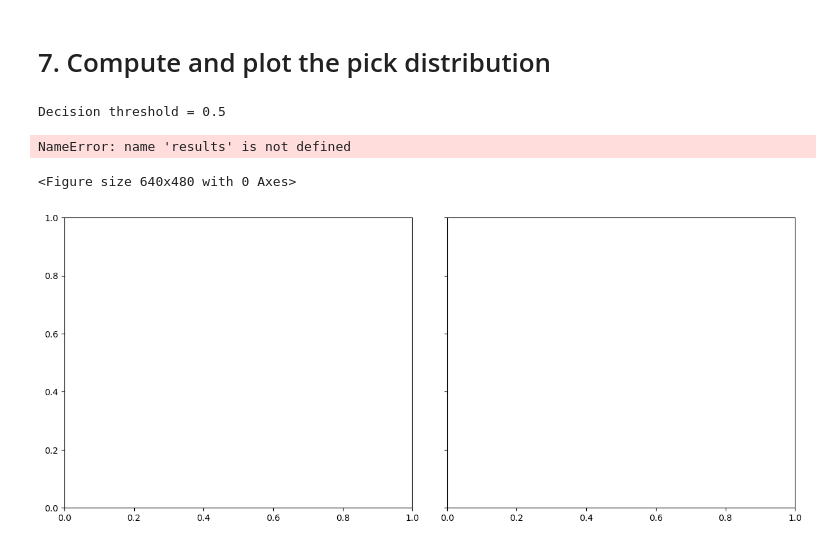
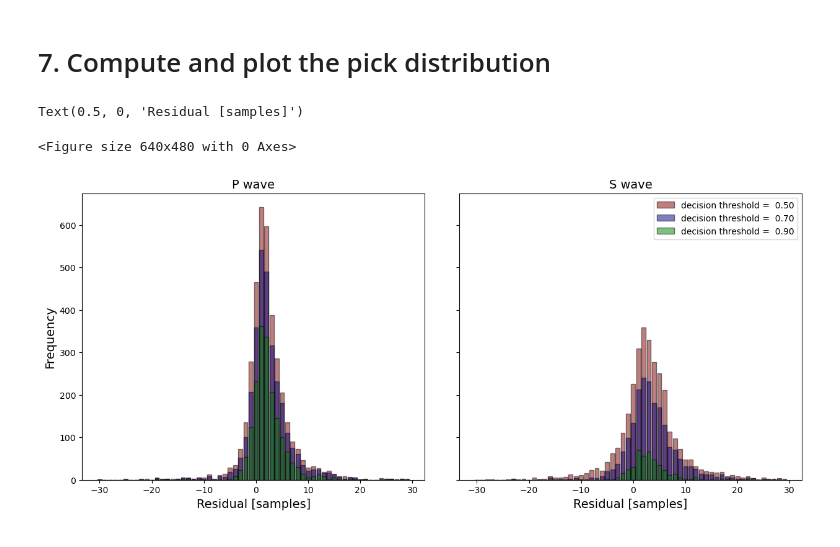
Before and after one commit to cascadiaquakes/2025_ML_TSC, a Jupyter notebook: notebooks/Amanda/unet_performance_metrics.ipynb, the cells around one changed output. Drawn from its saved outputs; the diff is of its cells as text; code cells hidden in the pictures.

```diff
--- a/notebooks/Amanda/unet_performance_metrics.ipynb
+++ b/notebooks/Amanda/unet_performance_metrics.ipynb
@@ -123,9 +123,7 @@ UNet1D(
 
 Loads the "meso" PNW dataset.
 # %%
-data = sbd.WaveformDataset("../data/waveform_dataset/")
+data = sbd.WaveformDataset("../data/waveform_dataset/", component_order="ENZ")
+data._metadata = data.metadata[data.metadata.source_type == "earthquake"].reset_index(drop=True)
 print(data.metadata["source_type"].value_counts())
-data._metadata = data.metadata[data.metadata.source_type == "earthquake"].reset_index(drop=True)
-data.metadata
-print(data.metadata["source_type"].value_counts())
 # %% [output]
@@ -170,18 +162,18 @@ test_generator.add_augmentations(augmentations)
 # %% [markdown]
 Plot generator output.
 # %%
-sample_id = 5
+sample_id = 4
 sample = test_generator[sample_id]
 # Plot timeseries
 fig = plt.figure(figsize=(15, 10))
 axs = fig.subplots(2, 1, sharex=True, gridspec_kw={"hspace": 0, "height_ratios": [3, 1]})
-axs[0].plot(sample["X"][0].T,label='E')
-axs[0].plot(sample["X"][1].T,label='N')
-axs[0].plot(sample["X"][2].T,label='Z')
+axs[0].plot(sample["X"][0].T,label='E',color="tab:red")
+axs[0].plot(sample["X"][1].T,label='N',color="tab:blue")
+axs[0].plot(sample["X"][2].T,label='Z',color="tab:grey")
 axs[0].legend()
 axs[1].plot(sample["y"][0].T,label='P-wave',color="tab:red")
 axs[1].plot(sample["y"][1].T,label='S-wave',color="tab:blue")
-axs[1].plot(sample["y"][2].T,label='Noise',color="tab:green")
+axs[1].plot(sample["y"][2].T,label='Noise',color="tab:grey")
 axs[1].set_xlabel('Time (s)',fontsize=14)
 axs[1].set_ylabel('Target Amplitude',fontsize=14)
 axs[0].set_ylabel('Amplitude',fontsize=14)
@@ -515,46 +551,36 @@ S Accuracy = 0.8796967331921062
 # %% [markdown]
 # 7. Compute and plot the pick distribution
 # %%
-decision_thresholds=[0.5,0.9,0.95]
+decision_thresholds=[0.5,0.7,0.9]
 
 # Plot the histograms
 colors = [[0.5,0,0],[0,0,0.5],[0,0.5,0]]
 fig = plt.figure()
 fig, axs = plt.subplots(
     1, 2,              # 1 row, 2 columns
     figsize=(15, 6),  # overall figure size
     sharey=True,       # share y-axis
     gridspec_kw={"width_ratios": [1, 1], "wspace": 0.1}  # control layout
 )
 
 for count, decision_threshold in enumerate(decision_thresholds):
     # Decision threshold
-    print("Decision threshold = "+ str(decision_threshold))
-    p_pick_diff = []
-    s_pick_diff = []
-    for ii in range(100,102):
-        for jj in range(len(results["p_pred_idx_max"][ii])):
-            if results["p_pred_val"][ii][jj] > decision_threshold:
-                results.iloc[ii,:]
-                print(results["p_pred_idx_max"][ii][jj]-results['p_idx_max'][ii])
-                p_pick_diff.append(results["p_pred_idx_max"][ii][jj]-results['p_idx_max'][ii])
-        for jj in range(len(results["s_pred_idx_max"][ii])):
-            if results["s_pred_val"][ii][jj] > decision_threshold:
-                s_pick_diff.append(results["s_pred_idx_max"][ii][jj]-results['s_idx_max'][ii])
-
-    print(len(p_pick_diff))
-    print(len(s_pick_diff))
+    phase="P"
+    phase_data = merged[(merged["phase"] == phase) & (merged["pred_val"] >= decision_threshold) & (merged["max_idx"] != -100)]
+    p_pick_diff = phase_data["pred_max_idx"] - phase_data["max_idx"]
+    phase="S"
+    phase_data = merged[(merged["phase"] == phase) & (merged["pred_val"] >= decision_threshold) & (merged["max_idx"] != -100)]
+    s_pick_diff = phase_data["pred_max_idx"] - phase_data["max_idx"]
 
     axs[0].hist(p_pick_diff, bins=np.arange(-30.5,30.5,1), rwidth=0.8, color=colors[count], alpha=0.5, edgecolor='black', label="decision threshold ="+'% 6.2f' % decision_threshold)
     axs[1].hist(s_pick_diff, bins=np.arange(-30.5,30.5,1), rwidth=0.8, color=colors[count], alpha=0.5, edgecolor='black', label="decision threshold ="+'% 6.2f' % decision_threshold)
 plt.legend()
 axs[0].set_xlabel("Residual [samples]",fontsize=14)
 axs[0].set_title("P wave",fontsize=14)
 axs[1].set_title("S wave",fontsize=14)
 axs[0].set_ylabel("Frequency",fontsize=14)
 axs[1].set_xlabel("Residual [samples]",fontsize=14)
 # %% [output]
-Decision threshold = 0.5
+Text(0.5, 0, 'Residual [samples]')
-NameError: name 'results' is not defined
+<Figure size 640x480 with 0 Axes>
-<Figure size 640x480 with 0 Axes>
-[figure, old version]
+[figure, new version]
```
Also changed, not shown: parts of 20 cells of this notebook.
